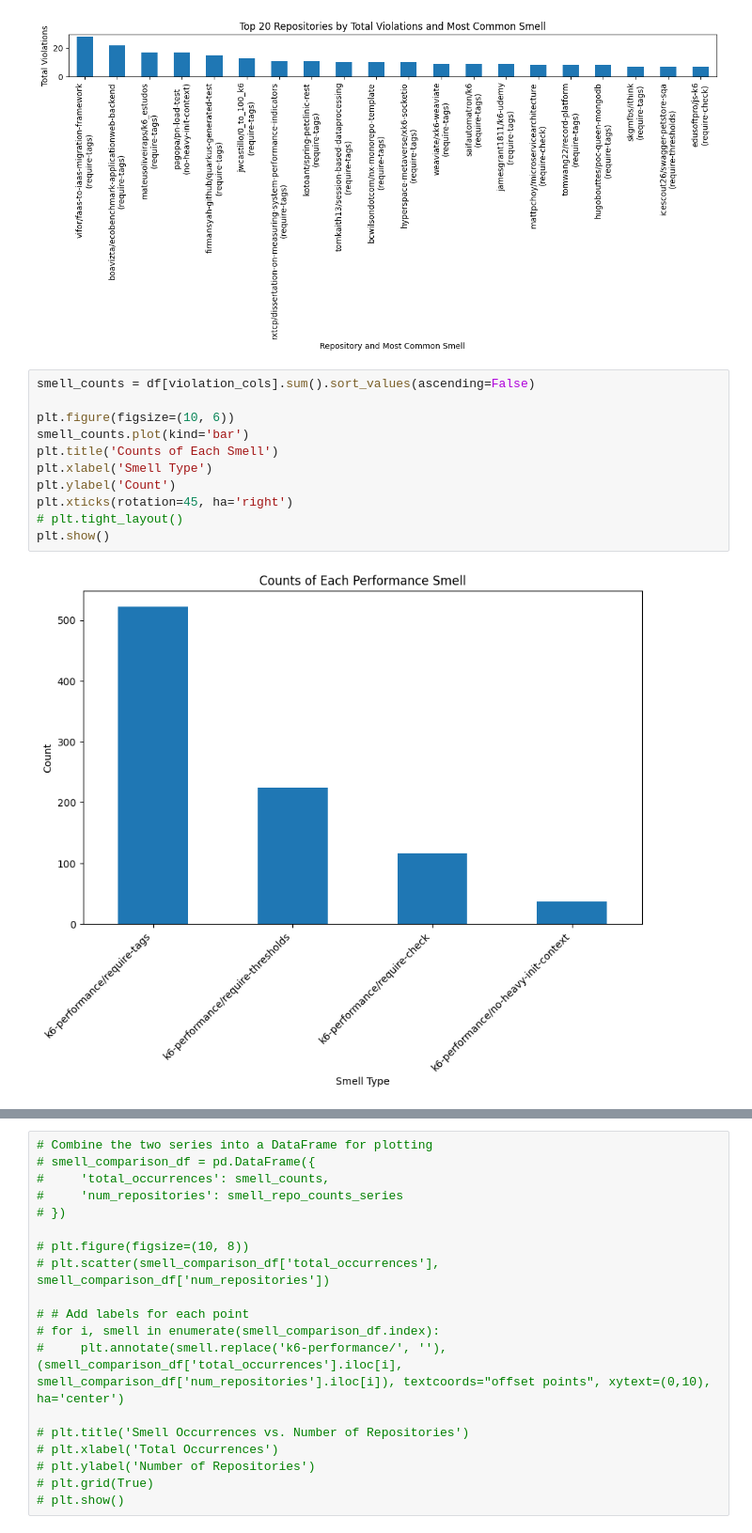
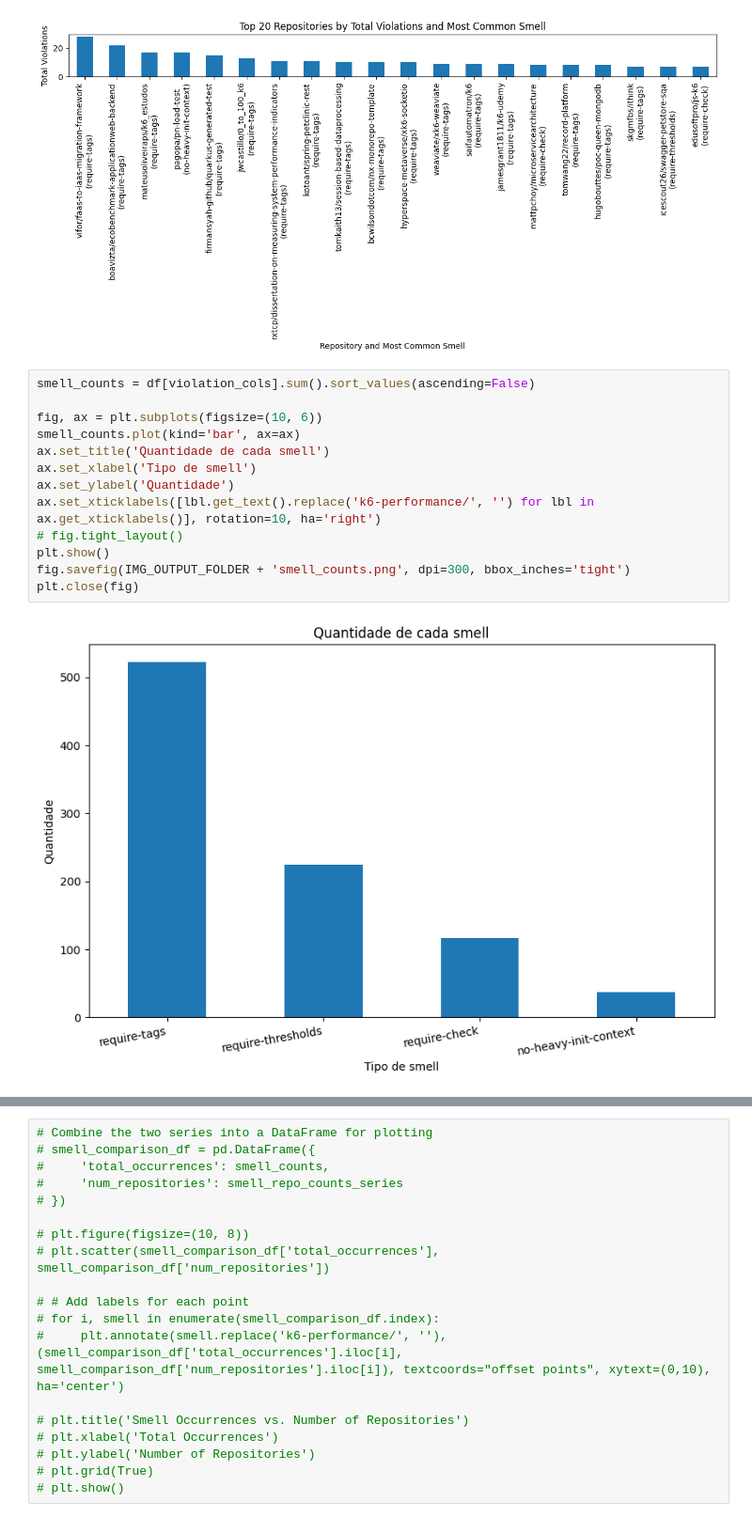
Before and after one commit to samurollie/TCC, a Jupyter notebook: scripts/3 - analyse_k6_repos.ipynb, the cells around one changed output, grey strips where cells are left out. Shown at 94% size. Cells and saved outputs as stored; diff of their text form.

```diff
--- a/scripts/3 - analyse_k6_repos.ipynb
+++ b/scripts/3 - analyse_k6_repos.ipynb
@@ -117,16 +134,18 @@ plt.tight_layout()
 plt.show()
 # %% [output]
 [figure]
-# %%
-smell_counts = df[violation_cols].sum().sort_values(ascending=False)
-
-plt.figure(figsize=(10, 6))
-smell_counts.plot(kind='bar')
-plt.title('Counts of Each Smell')
-plt.xlabel('Smell Type')
-plt.ylabel('Count')
-plt.xticks(rotation=45, ha='right')
-# plt.tight_layout()
-plt.show()
-# %% [output]
-[figure, removed]
+# %%
+smell_counts = df[violation_cols].sum().sort_values(ascending=False)
+
+fig, ax = plt.subplots(figsize=(10, 6))
+smell_counts.plot(kind='bar', ax=ax)
+ax.set_title('Quantidade de cada smell')
+ax.set_xlabel('Tipo de smell')
+ax.set_ylabel('Quantidade')
+ax.set_xticklabels([lbl.get_text().replace('k6-performance/', '') for lbl in ax.get_xticklabels()], rotation=10, ha='right')
+# fig.tight_layout()
+plt.show()
+fig.savefig(IMG_OUTPUT_FOLDER + 'smell_counts.png', dpi=300, bbox_inches='tight')
+plt.close(fig)
+# %% [output]
+[figure, added]
```
Also changed, not shown: parts of 6 cells of this notebook, 7 other files.
